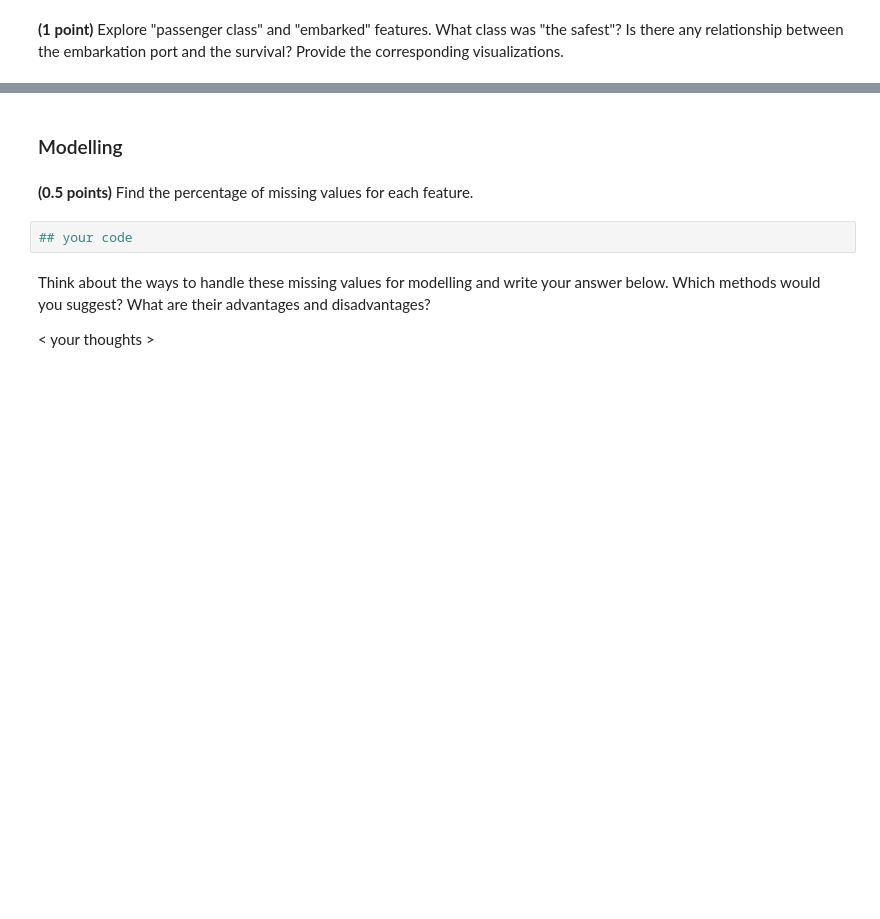
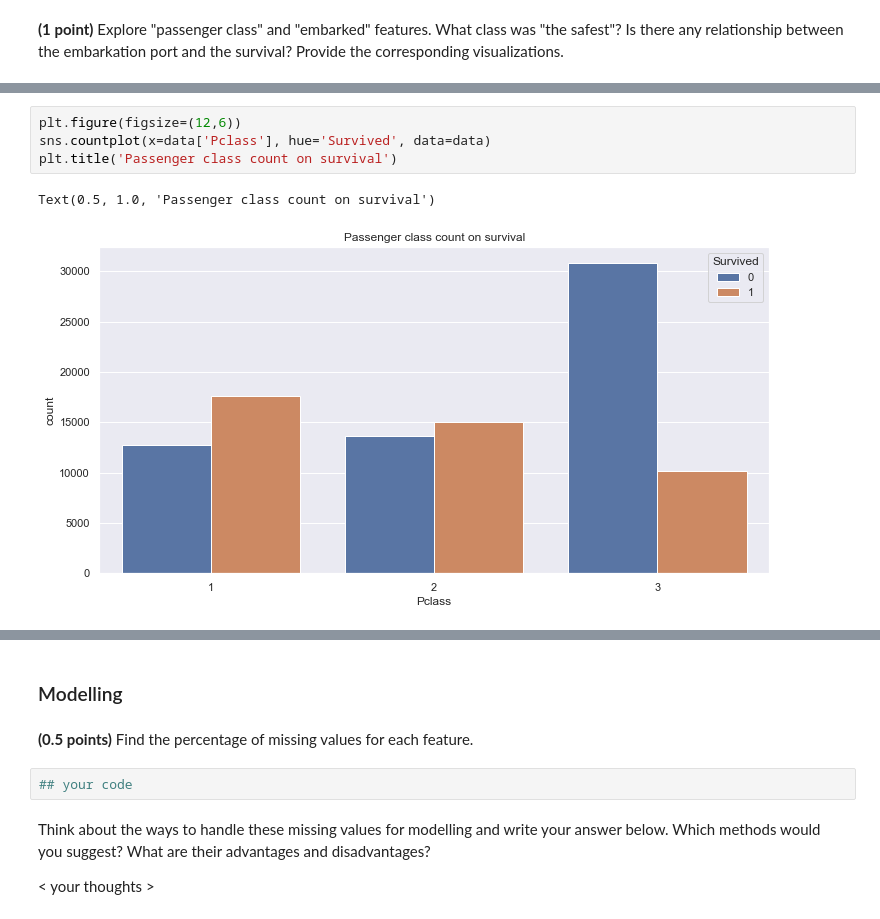
Before and after one commit to alsing/ml-intro-rs-school, a Jupyter notebook: 5 - Classification Linear KNN/hw_classification.ipynb, the cells around one changed output, grey strips where cells are left out. Drawn from its saved outputs; the diff is of its cells as text; blank space fills up the shorter version.

```diff
--- a/5 - Classification Linear KNN/hw_classification.ipynb
+++ b/5 - Classification Linear KNN/hw_classification.ipynb
@@ -598,0 +627,7 @@ data.head()
+# %%
+plt.figure(figsize=(12,6))
+sns.countplot(x=data['Pclass'], hue='Survived', data=data)
+plt.title('Passenger class count on survival')
+# %% [output]
+Text(0.5, 1.0, 'Passenger class count on survival')
+[figure, added]
```
Also changed, not shown: parts of 18 cells of this notebook.
